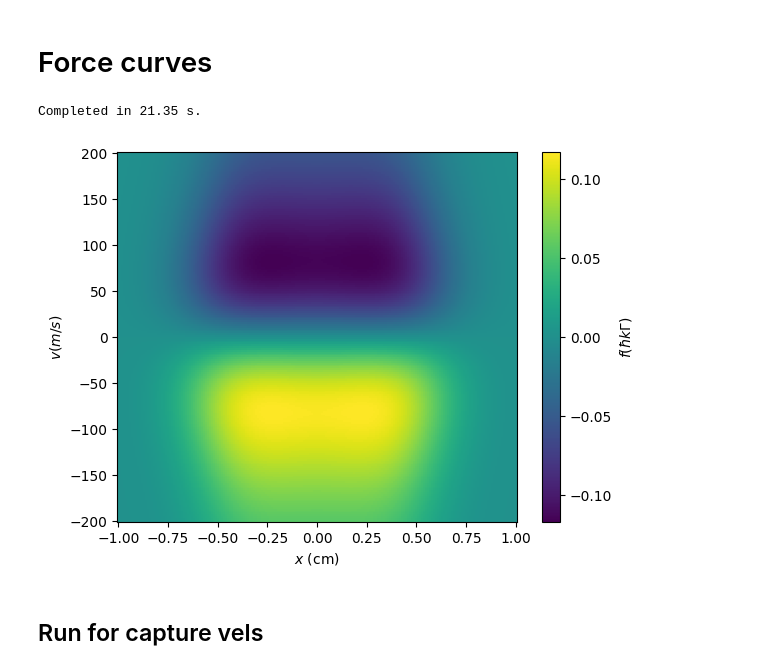
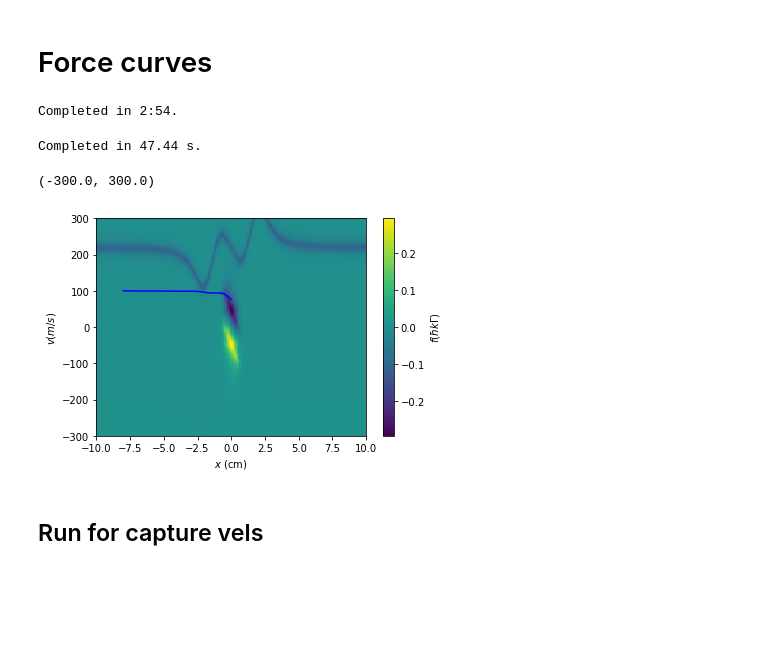
Before and after one commit to UVQuanT-Ultracold-AlF/Cd-MOT, a Jupyter notebook: Cd_isotope_MOT.ipynb, the cells around one changed output. Saved outputs shown, nothing was run; the diff lists cells and outputs as text; code cells hidden in the pictures; blank space fills up the shorter version.

```diff
--- a/Cd_isotope_MOT.ipynb
+++ b/Cd_isotope_MOT.ipynb
@@ -193,27 +217,41 @@ def findCaptureVelocity(r0,eqn):
        xtol=1e-3, rtol=1e-3, full_output=False)
 # %% [markdown]
 # Force curves
+# %%
+rateeq_vel_unit = Gamma/k
+# %%
+rateeq = pylcp.rateeq(MOT_and_Slow_Beams(MOT_detuning,-10), permMagnetsPylcp, gen_Boson_Hamiltonian() ,include_mag_forces=False)
+# %%
+rateeq.set_initial_position_and_velocity(np.array([-8/cm_unit, 0., 0.]),np.array([100/rateeq_vel_unit, 0., 0.]))
+rateeq.set_initial_pop(np.array([1., 0., 0., 0.]))
+rateeq.evolve_motion([0., 1e-2/time_unit], events=[captured_condition, lost_condition, backwards_lost], progress_bar=True)
+sol = rateeq.sol
+# %% [output]
+Completed in 2:54.
 # %%
-rateeq = pylcp.rateeq(MOT_Beams(MOT_detuning, -2), permMagnetsPylcp, gen_Boson_Hamiltonian() ,include_mag_forces=False)
-r = np.linspace(-1/cm_unit, 1/cm_unit, 200)
-v = np.linspace(-200/velocity_unit, 200/velocity_unit, 200)
+r = np.linspace(-10/cm_unit, 10/cm_unit, 200)
+v = np.linspace(-300/rateeq_vel_unit, 300/rateeq_vel_unit, 200)
 
 R, V = np.meshgrid(r, v)
 rateeq.generate_force_profile([R, np.zeros(R.shape), np.zeros(R.shape)],
                            [V, np.zeros(V.shape), np.zeros(V.shape)],
                            name='Frad', progress_bar=True)
 # %% [output]
-Completed in 21.35 s.
+Completed in 47.44 s.
 # %%
 fig, ax = plt.subplots(1, 1)
-plt.pcolormesh(R*cm_unit, V*velocity_unit, rateeq.profile['Frad'].F[0], cmap = 'viridis')
-cb1 = plt.colorbar()
+ax.plot(sol.r[0]*cm_unit,sol.v[0]*rateeq_vel_unit,'b-')
+colormesh = ax.pcolormesh(R*cm_unit, V*rateeq_vel_unit, rateeq.profile['Frad'].F[0], cmap = 'viridis')
+cb1 = plt.colorbar(colormesh)
 cb1.set_label('$f(\hbar k \Gamma)$')
 ax.set_xlabel('$x$ (cm)')
 ax.set_ylabel('$v(m/s)$')
 fig.subplots_adjust(left=0.12,right=0.9)
+ax.set_xlim([-10,10])
+ax.set_ylim([-300,300])
 # %% [output]
+(-300.0, 300.0)
-[figure, old version]
+[figure, new version]
 # %% [markdown]
 ## Run for capture vels
 # %%
```
Also changed, not shown: parts of 12 cells of this notebook, 6 other files.
